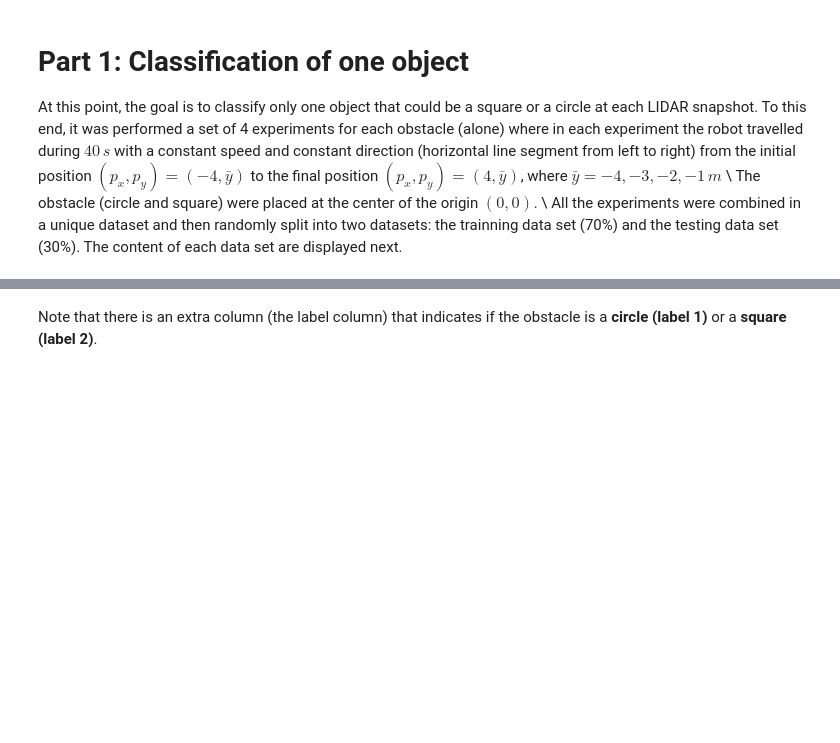
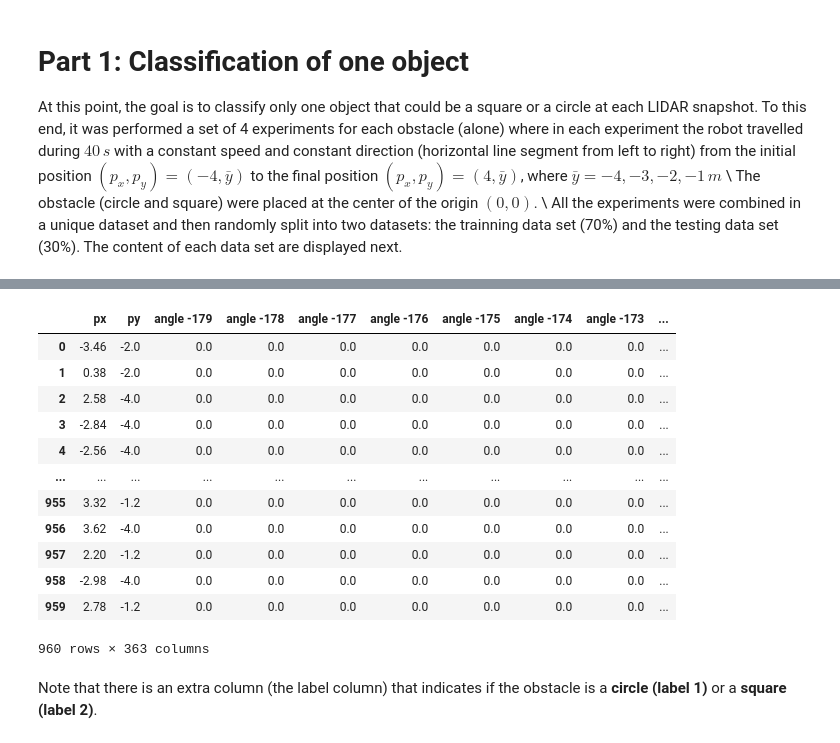
Before and after one commit to cthadeufaria/apc, a Jupyter notebook: project02/ML_project2.ipynb, the cells around one changed output, grey strips where cells are left out. Saved outputs shown, nothing was run; the diff lists cells and outputs as text; code cells hidden in the pictures; blank space fills up the shorter version.

```diff
--- a/project02/ML_project2.ipynb
+++ b/project02/ML_project2.ipynb
@@ -144,3 +183,21 @@ All the experiments were combined in a unique dataset and then randomly split in
+# %%
+import pandas as pd
+df_test = pd.read_csv('data_test.csv', index_col=0)
+df_test
+# %% [output]
+|  | px | py | angle -179 | angle -178 | angle -177 | angle -176 | angle -175 | angle -174 | angle -173 | ... |
+| 0 | -3.46 | -2.0 | 0.0 | 0.0 | 0.0 | 0.0 | 0.0 | 0.0 | 0.0 | ... |
+| 1 | 0.38 | -2.0 | 0.0 | 0.0 | 0.0 | 0.0 | 0.0 | 0.0 | 0.0 | ... |
+| 2 | 2.58 | -4.0 | 0.0 | 0.0 | 0.0 | 0.0 | 0.0 | 0.0 | 0.0 | ... |
+| 3 | -2.84 | -4.0 | 0.0 | 0.0 | 0.0 | 0.0 | 0.0 | 0.0 | 0.0 | ... |
+| 4 | -2.56 | -4.0 | 0.0 | 0.0 | 0.0 | 0.0 | 0.0 | 0.0 | 0.0 | ... |
+| ... | ... | ... | ... | ... | ... | ... | ... | ... | ... | ... |
+| 955 | 3.32 | -1.2 | 0.0 | 0.0 | 0.0 | 0.0 | 0.0 | 0.0 | 0.0 | ... |
+| 956 | 3.62 | -4.0 | 0.0 | 0.0 | 0.0 | 0.0 | 0.0 | 0.0 | 0.0 | ... |
+| 957 | 2.20 | -1.2 | 0.0 | 0.0 | 0.0 | 0.0 | 0.0 | 0.0 | 0.0 | ... |
+| 958 | -2.98 | -4.0 | 0.0 | 0.0 | 0.0 | 0.0 | 0.0 | 0.0 | 0.0 | ... |
+| 959 | 2.78 | -1.2 | 0.0 | 0.0 | 0.0 | 0.0 | 0.0 | 0.0 | 0.0 | ... |
+960 rows × 363 columns
 # %% [markdown]
 Note that there is an extra column (the label column) that indicates if the obstacle is a **circle (label 1)** or a **square (label 2)**.
 # %% [markdown]
```
Also changed, not shown: parts of 12 cells of this notebook, 9 other files.
